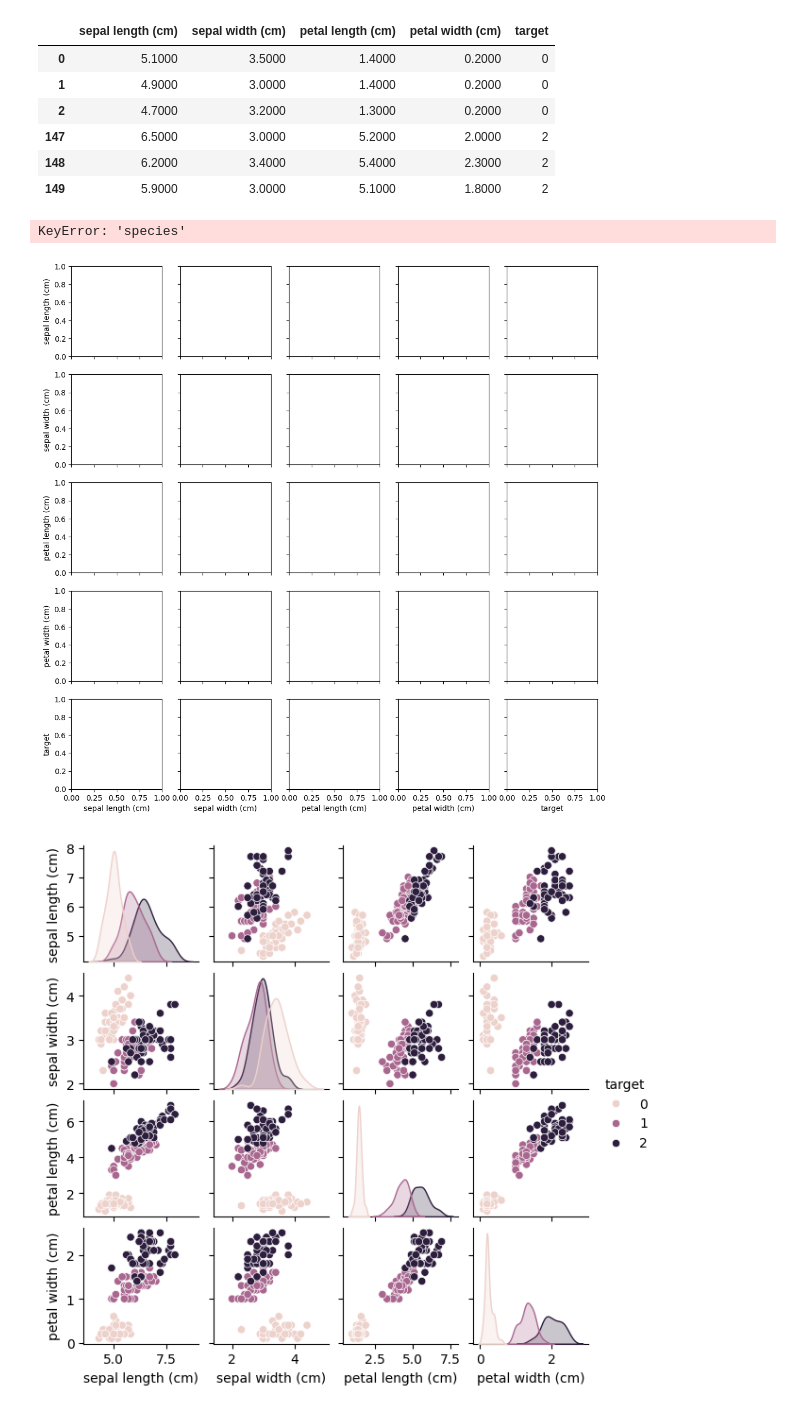
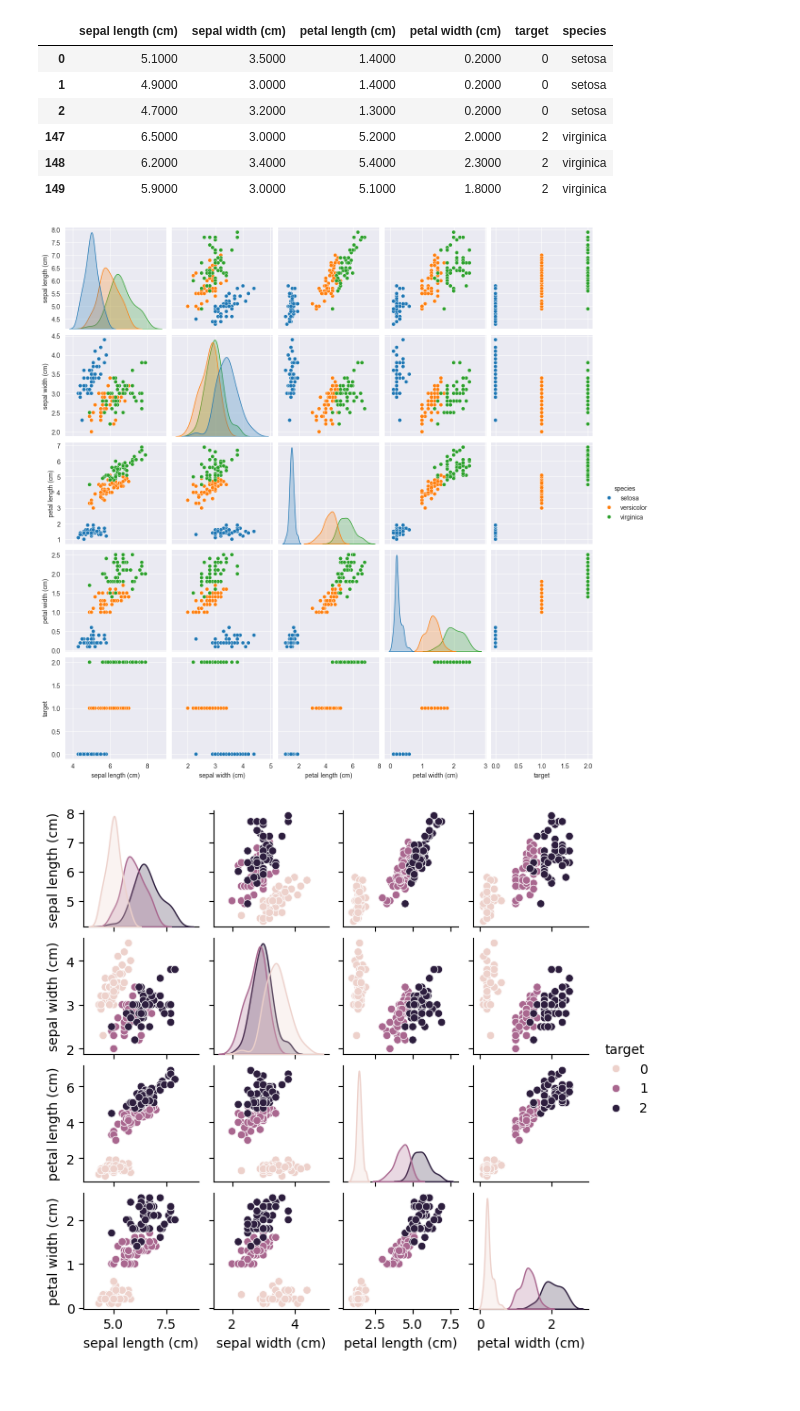
Before and after one commit to jwens85/School-Projects, a Jupyter notebook: Graduate Projects - MS AI and Machine Learning/CSC525 Principles of Machine Learning/Textbook_Chapter3.ipynb, the cells around one changed output. Saved outputs shown, nothing was run; the diff lists cells and outputs as text; code cells hidden in the pictures.

```diff
--- a/Graduate Projects - MS AI and Machine Learning/CSC525 Principles of Machine Learning/Textbook_Chapter3.ipynb
+++ b/Graduate Projects - MS AI and Machine Learning/CSC525 Principles of Machine Learning/Textbook_Chapter3.ipynb
@@ -1,32 +1,40 @@
 # %%
 # setup
 import os
 from mlwpy import *
 import matplotlib.pyplot as plt
 %matplotlib inline
 from sklearn import datasets
 from sklearn import (datasets, metrics, model_selection as skms, naive_bayes, neighbors)
 import pandas as pd
 import seaborn as sns
+import memory_profiler, sys
+from mlwpy import *
+from sklearn import datasets, neighbors, model_selection as skms
 
+# Load Iris dataset
 iris = datasets.load_iris()
 
-iris_df = pd.DataFrame(iris.data, columns= iris.feature_names)
+# Create a DataFrame
+iris_df = pd.DataFrame(iris.data, columns=iris.feature_names)
 iris_df['target'] = iris.target
+iris_df['species'] = pd.Categorical.from_codes(iris.target, iris.target_names)
+
+# Display first and last 3 rows
 display(pd.concat([iris_df.head(3), iris_df.tail(3)]))
 
+# Visualize with seaborn
 sns.pairplot(iris_df, hue='species')
 plt.show()
 # %% [output]
-|  | sepal length (cm) | sepal width (cm) | petal length (cm) | petal width (cm) | target |
-| 0 | 5.1000 | 3.5000 | 1.4000 | 0.2000 | 0 |
-| 1 | 4.9000 | 3.0000 | 1.4000 | 0.2000 | 0 |
-| 2 | 4.7000 | 3.2000 | 1.3000 | 0.2000 | 0 |
-| 147 | 6.5000 | 3.0000 | 5.2000 | 2.0000 | 2 |
-| 148 | 6.2000 | 3.4000 | 5.4000 | 2.3000 | 2 |
-| 149 | 5.9000 | 3.0000 | 5.1000 | 1.8000 | 2 |
+|  | sepal length (cm) | sepal width (cm) | petal length (cm) | petal width (cm) | target | species |
+| 0 | 5.1000 | 3.5000 | 1.4000 | 0.2000 | 0 | setosa |
+| 1 | 4.9000 | 3.0000 | 1.4000 | 0.2000 | 0 | setosa |
+| 2 | 4.7000 | 3.2000 | 1.3000 | 0.2000 | 0 | setosa |
+| 147 | 6.5000 | 3.0000 | 5.2000 | 2.0000 | 2 | virginica |
+| 148 | 6.2000 | 3.4000 | 5.4000 | 2.3000 | 2 | virginica |
+| 149 | 5.9000 | 3.0000 | 5.1000 | 1.8000 | 2 | virginica |
-KeyError: 'species'
-[figure, old version]
+[figure, new version]
 # %%
 sns.pairplot(iris_df, hue= 'target', height=1.5);
 # %% [output]
```
Also changed, not shown: parts of 4 cells of this notebook.
